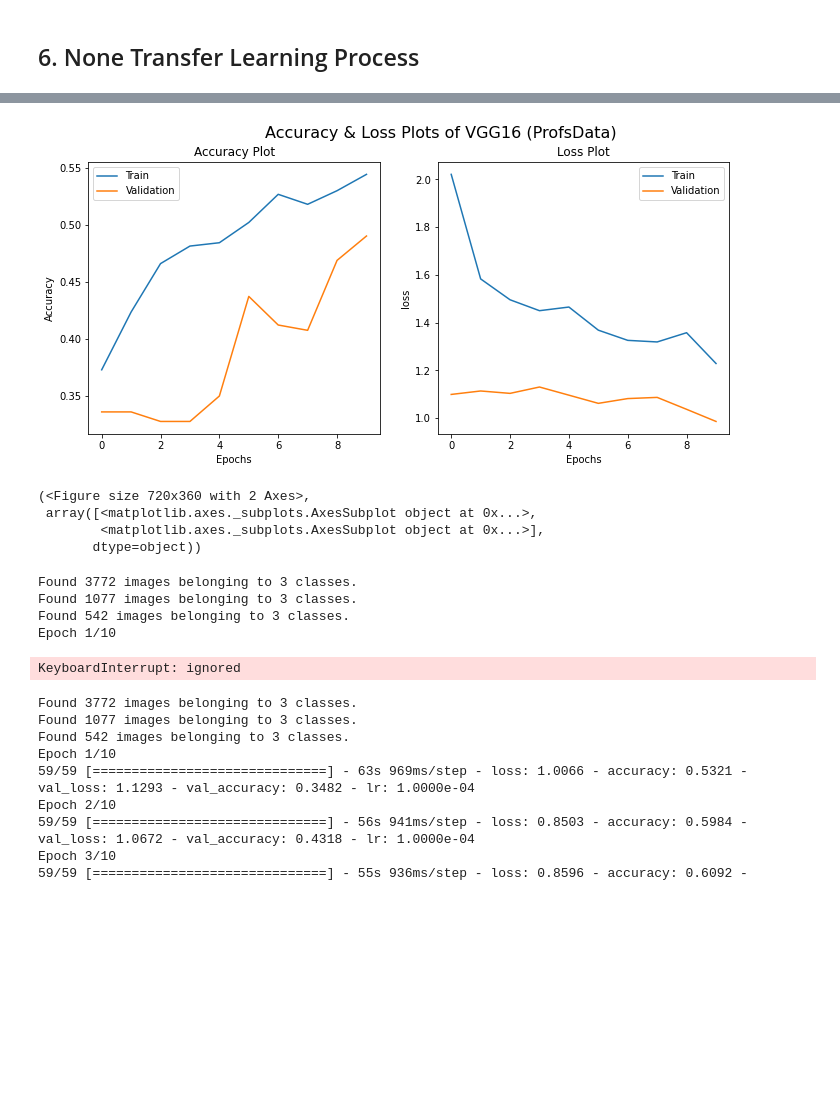
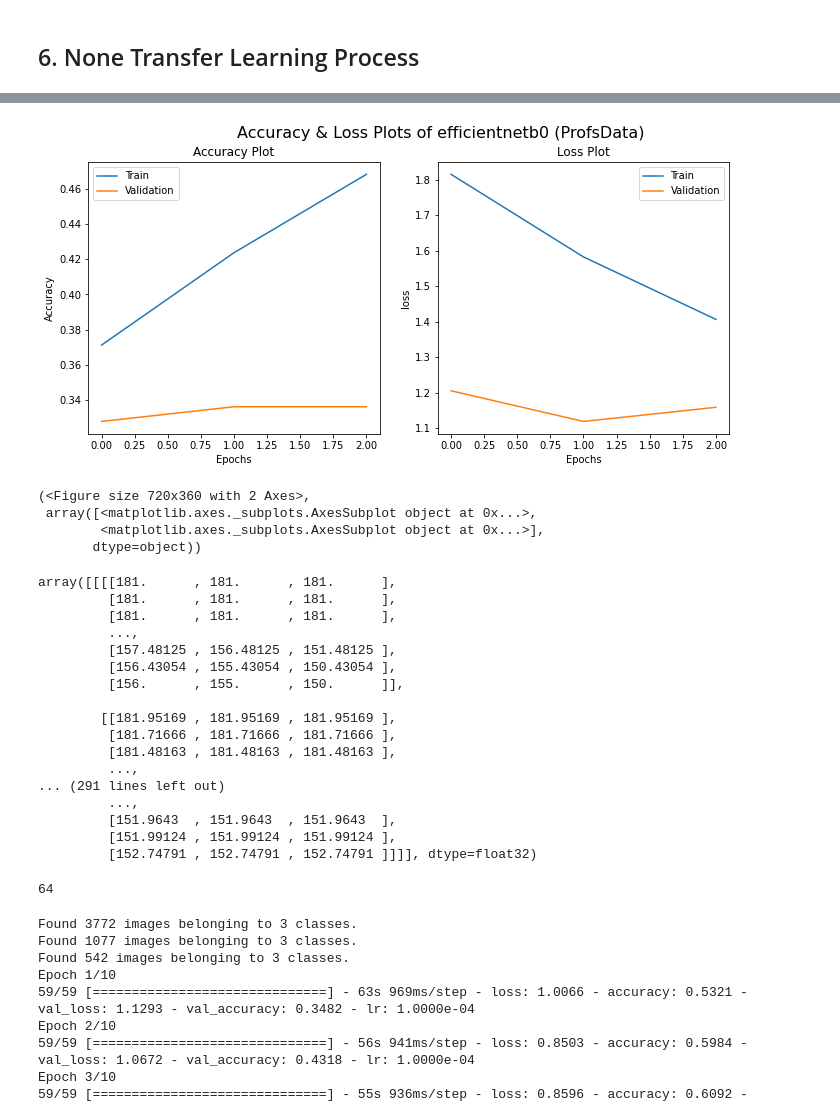
Before and after one commit to R-Ram95/ENEL645-garbage-classification, a Jupyter notebook: enel645_final_project.ipynb, the cells around one changed output, grey strips where cells are left out. Drawn from its saved outputs; the diff is of its cells as text; code cells hidden in the pictures; blank space fills up the shorter version.

Commit message:
Added plot methods.

```diff
--- a/enel645_final_project.ipynb
+++ b/enel645_final_project.ipynb
@@ -262,7 +262,7 @@ def create_generators(model_name,data_path,params_index=0,batch_size=64,seed=88)
     image_size=(224,224)
   elif model_name=="efficientnetb0":
     preprocessing_function = tf.keras.applications.efficientnet.preprocess_input
-    image_size=(256,256)
+    image_size=(224,224)
   elif model_name=="vgg16":
     preprocessing_function = tf.keras.applications.vgg16.preprocess_input
     image_size=(224,224)
@@ -496,43 +518,32 @@ eb0_results[0]
-# %%
-def plot_history(history_object, model_name = None, dataset_name = None):
-  fig,axes=plt.subplots(1,2, figsize=(10,5))
-  ax_accuracy = axes[0]
-  ax_loss = axes[1]
-  ax_accuracy.plot(history_object.history['accuracy'])
-  ax_accuracy.plot(history_object.history['val_accuracy'])
-  ax_accuracy.set_title('Accuracy Plot')
-  ax_accuracy.legend(['Train', 'Validation'], loc='upper left')
-  ax_accuracy.set(xlabel='Epochs',ylabel='Accuracy')
-  ax_loss.plot(history_object.history['loss'])
-  ax_loss.plot(history_object.history['val_loss'])
-  ax_loss.set_title('Loss Plot')
-  ax_loss.legend(['Train', 'Validation'], loc='upper right')
-  ax_loss.set(xlabel='Epochs',ylabel='loss')
-
-  title = 'Accuracy & Loss Plots'
-  if model_name != None:
-    title =  title + " of " + model_name
-    if dataset_name != None:
-      title = title + ' (' + dataset_name+')'
-
-  fig.suptitle(title, fontsize=16)
-  plt.subplots_adjust(left = 0.01)
-
-  plt.show()
-  return (fig,axes)
 # %%
-plot_history(eb0_results[0],'VGG16','ProfsData')
+plot_history(eb0_results.get('history'),eb0_results.get('model_name'),'ProfsData')
 # %% [output]
-[figure, old version]
+[figure, new version]
 (<Figure size 720x360 with 2 Axes>,
  array([<matplotlib.axes._subplots.AxesSubplot object at 0x...>,
         <matplotlib.axes._subplots.AxesSubplot object at 0x...>],
        dtype=object))
-# %%
-print(start_learning('efficientnetb0','/train_val_test/ProfsData',0,10))
-# %% [output]
-Found 3772 images belonging to 3 classes.
-Found 1077 images belonging to 3 classes.
-Found 542 images belonging to 3 classes.
-Epoch 1/10
-KeyboardInterrupt: ignored
+# %%
+Xtest,Ytest = eb0_results.get('generators')[0][2].__getitem__(2)
+Ytest = Ytest.argmax(axis = 1) # get the label
+Xtest
+#Ypred = eb0_results.get('model').predict(Xtest).argmax(axis = 1)
+#wrong_indexes = np.where(Ypred != Ytest)[0]
+# %% [output]
+array([[[[181.      , 181.      , 181.      ],
+         [181.      , 181.      , 181.      ],
+         [181.      , 181.      , 181.      ],
+         ...,
+         [157.48125 , 156.48125 , 151.48125 ],
+         [156.43054 , 155.43054 , 150.43054 ],
+         [156.      , 155.      , 150.      ]],
+
+        [[181.95169 , 181.95169 , 181.95169 ],
+         [181.71666 , 181.71666 , 181.71666 ],
+         [181.48163 , 181.48163 , 181.48163 ],
+         ...,
+... (291 lines left out)
+         ...,
+         [151.9643  , 151.9643  , 151.9643  ],
+         [151.99124 , 151.99124 , 151.99124 ],
+         [152.74791 , 152.74791 , 152.74791 ]]]], dtype=float32)
@@ -539,3 +552,7 @@ KeyboardInterrupt: ignored
+# %%
+len(temp[1])
+# %% [output]
+64
 # %%
 print(start_learning('resnet50','/train_val_test/ProfsData',0,10))
 # %% [output]
```
Also changed, not shown: parts of 11 cells of this notebook.
